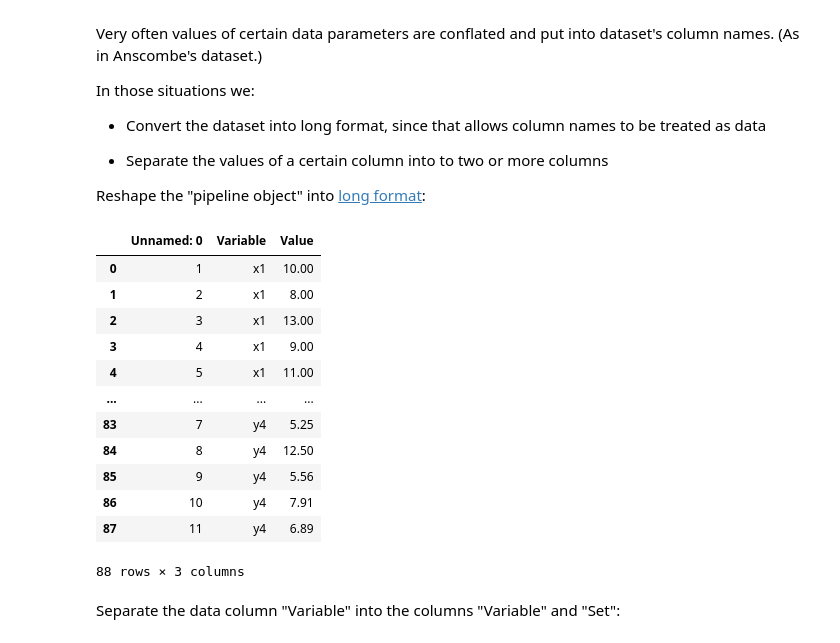
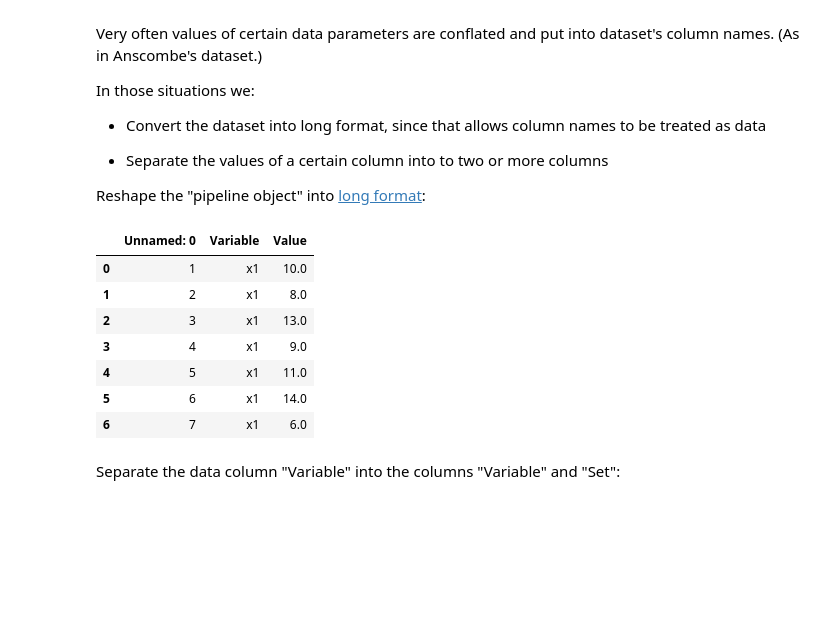
Before and after one commit to antononcube/RakuForPrediction-book, a Jupyter notebook: Notebooks/Jupyter/Standard-data-wrangling-commands-Python.ipynb, the cells around one changed output. Drawn from its saved outputs; the diff is of its cells as text; code cells hidden in the pictures; blank space fills up the shorter version.

```diff
--- a/Notebooks/Jupyter/Standard-data-wrangling-commands-Python.ipynb
+++ b/Notebooks/Jupyter/Standard-data-wrangling-commands-Python.ipynb
@@ -750,21 +751,16 @@ In those situations we:
 Reshape the "pipeline object" into [long format](https://en.wikipedia.org/wiki/Wide_and_narrow_data):
 # %%
 obj = pandas.melt( obj, id_vars = obj.columns[0], var_name = "Variable", value_name = "Value" )
-obj
+obj.head(7)
 # %% [output]
 |  | Unnamed: 0 | Variable | Value |
-| 0 | 1 | x1 | 10.00 |
-| 1 | 2 | x1 | 8.00 |
-| 2 | 3 | x1 | 13.00 |
-| 3 | 4 | x1 | 9.00 |
-| 4 | 5 | x1 | 11.00 |
-| ... | ... | ... | ... |
-| 83 | 7 | y4 | 5.25 |
-| 84 | 8 | y4 | 12.50 |
-| 85 | 9 | y4 | 5.56 |
-| 86 | 10 | y4 | 7.91 |
-| 87 | 11 | y4 | 6.89 |
+| 0 | 1 | x1 | 10.0 |
+| 1 | 2 | x1 | 8.0 |
+| 2 | 3 | x1 | 13.0 |
+| 3 | 4 | x1 | 9.0 |
+| 4 | 5 | x1 | 11.0 |
+| 5 | 6 | x1 | 14.0 |
+| 6 | 7 | x1 | 6.0 |
-88 rows × 3 columns
 # %% [markdown]
 Separate the data column "Variable" into the columns "Variable" and "Set":
 # %%
```
Also changed, not shown: parts of 9 cells of this notebook.
